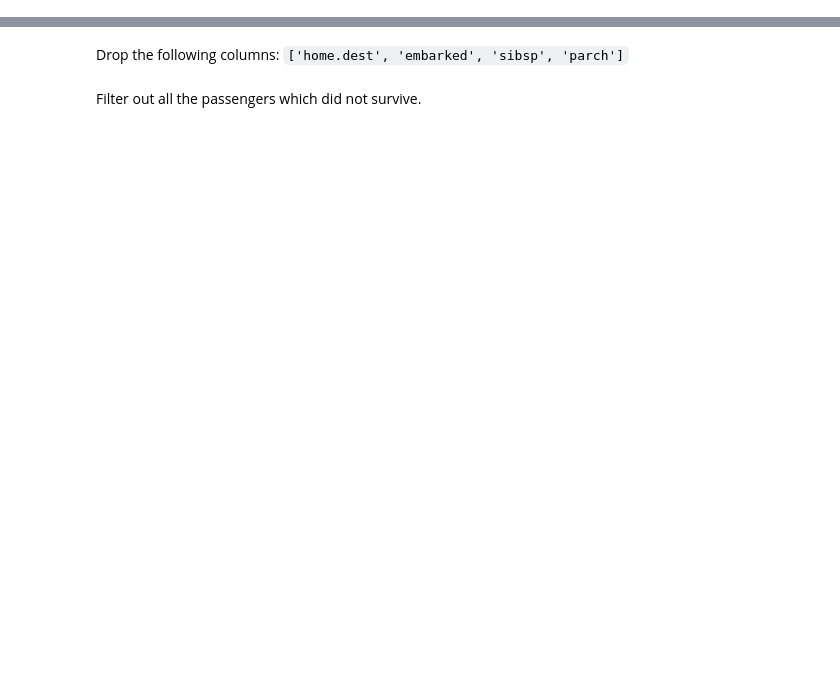
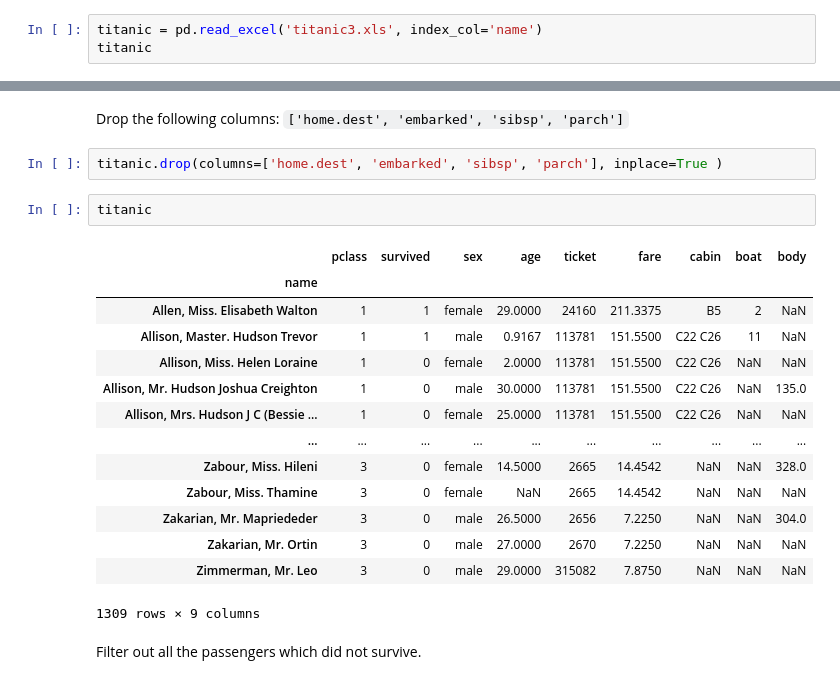
Before and after one commit to AmalSatheesan/Data_Analysis_with_Pandas, a Jupyter notebook: homework3.ipynb, the cells around one changed output, grey strips where cells are left out. Cells and saved outputs as stored; diff of their text form; blank space fills up the shorter version.

Commit message:
dataframe 2 completed

```diff
--- a/homework3.ipynb
+++ b/homework3.ipynb
@@ -560,3 +560,6 @@ Import pandas
 import pandas as pd
 # %% [markdown]
 Read the `titanic3.xls` file and set 'name' as the index
+# %%
+titanic = pd.read_excel('titanic3.xls', index_col='name')
+titanic
@@ -563,4 +581,23 @@ Read the `titanic3.xls` file and set 'name' as the index
 # %% [markdown]
 Drop the following columns: `['home.dest', 'embarked', 'sibsp', 'parch']`
+# %%
+titanic.drop(columns=['home.dest', 'embarked', 'sibsp', 'parch'], inplace=True )
+# %%
+titanic
+# %% [output]
+|  | pclass | survived | sex | age | ticket | fare | cabin | boat | body |
+| name |  |  |  |  |  |  |  |  |  |
+| Allen, Miss. Elisabeth Walton | 1 | 1 | female | 29.0000 | 24160 | 211.3375 | B5 | 2 | NaN |
+| Allison, Master. Hudson Trevor | 1 | 1 | male | 0.9167 | 113781 | 151.5500 | C22 C26 | 11 | NaN |
+| Allison, Miss. Helen Loraine | 1 | 0 | female | 2.0000 | 113781 | 151.5500 | C22 C26 | NaN | NaN |
+| Allison, Mr. Hudson Joshua Creighton | 1 | 0 | male | 30.0000 | 113781 | 151.5500 | C22 C26 | NaN | 135.0 |
+| Allison, Mrs. Hudson J C (Bessie ... | 1 | 0 | female | 25.0000 | 113781 | 151.5500 | C22 C26 | NaN | NaN |
+| ... | ... | ... | ... | ... | ... | ... | ... | ... | ... |
+| Zabour, Miss. Hileni | 3 | 0 | female | 14.5000 | 2665 | 14.4542 | NaN | NaN | 328.0 |
+| Zabour, Miss. Thamine | 3 | 0 | female | NaN | 2665 | 14.4542 | NaN | NaN | NaN |
+| Zakarian, Mr. Mapriededer | 3 | 0 | male | 26.5000 | 2656 | 7.2250 | NaN | NaN | 304.0 |
+| Zakarian, Mr. Ortin | 3 | 0 | male | 27.0000 | 2670 | 7.2250 | NaN | NaN | NaN |
+| Zimmerman, Mr. Leo | 3 | 0 | male | 29.0000 | 315082 | 7.8750 | NaN | NaN | NaN |
+1309 rows × 9 columns
 # %% [markdown]
 Filter out all the passengers which did not survive.
```
Also changed, not shown: parts of 7 cells of this notebook.
